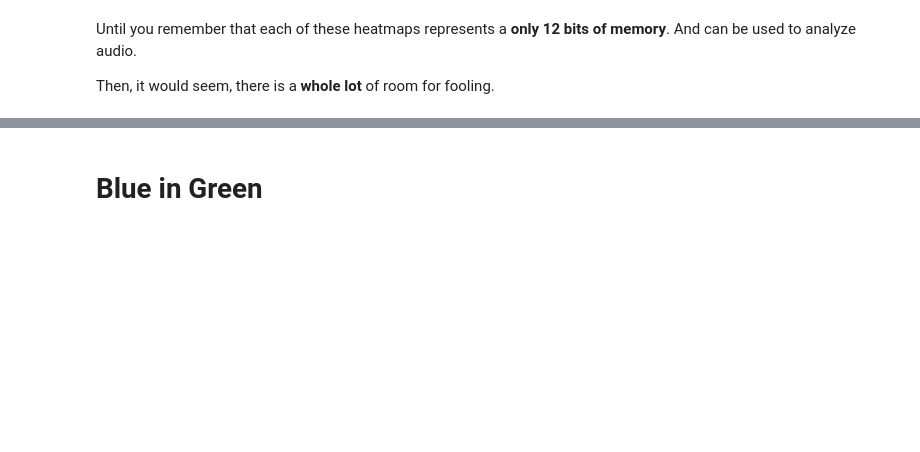
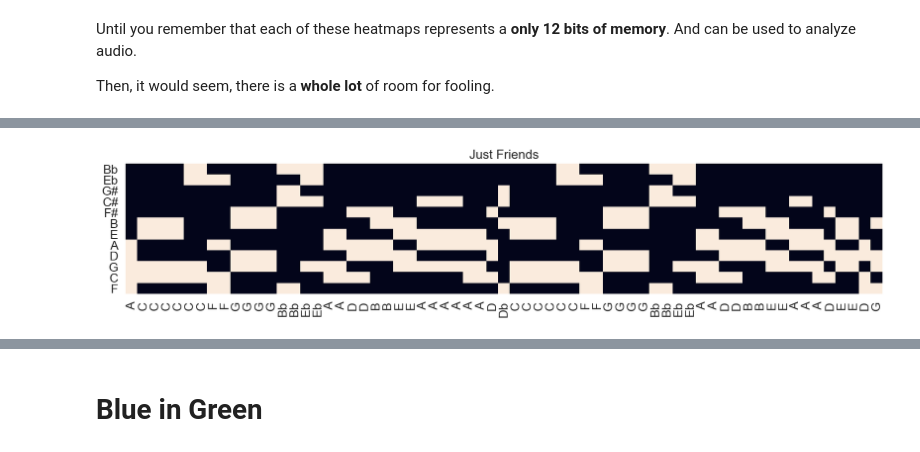
Before and after one commit to timsum/harmonypartition, a Jupyter notebook: jup/Chapter_2b_Fifths_as_Audible_Order.ipynb, the cells around one changed output, grey strips where cells are left out. Saved outputs shown, nothing was run; the diff lists cells and outputs as text; code cells hidden in the pictures; blank space fills up the shorter version.

```diff
--- a/jup/Chapter_2b_Fifths_as_Audible_Order.ipynb
+++ b/jup/Chapter_2b_Fifths_as_Audible_Order.ipynb
@@ -114,0 +140,8 @@ ipd.Audio(resolution, rate=4000)
+# %%
+j_friends = [308, 7203, 7203, 7203, 7203, 48291, 48291, 48227, 48227, 4195, 4195, 4195, 4195, 40099, 40099, 40035, 40035, 4323, 4323, 4259, 4259, 4451, 4451, 4387, 4387, 4835, 4835, 4835, 4835, 4323, 4323, 4259, 31843, 7203, 7203, 7203, 7203, 48291,48291, 48227, 48227, 4195, 4195, 4195, 4195, 40099, 40099, 40035, 40035, 4323, 4323, 4259, 4259, 4451, 4451, 4387, 4387, 4835, 4835, 4323, 4259, 4387, 4387, 7331, 7267]
+as_b = min_to_graph(j_friends, "Just Friends")
+
+resolution = jpt_pt.link_wavepile_sequences(as_b, duration=25)
+ipd.Audio(resolution, rate=4000)
+# %% [output]
+[figure, added]
```
Also changed, not shown: parts of 6 cells of this notebook.
